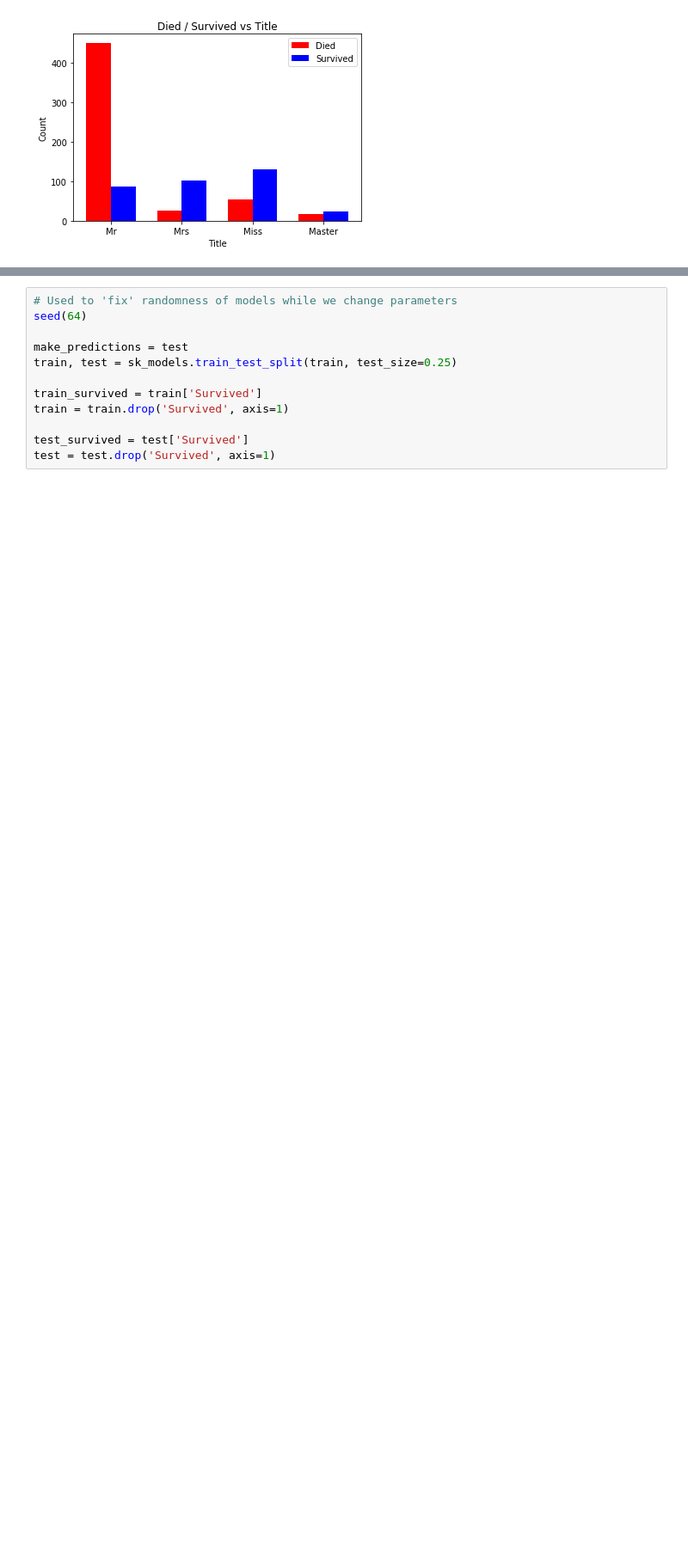
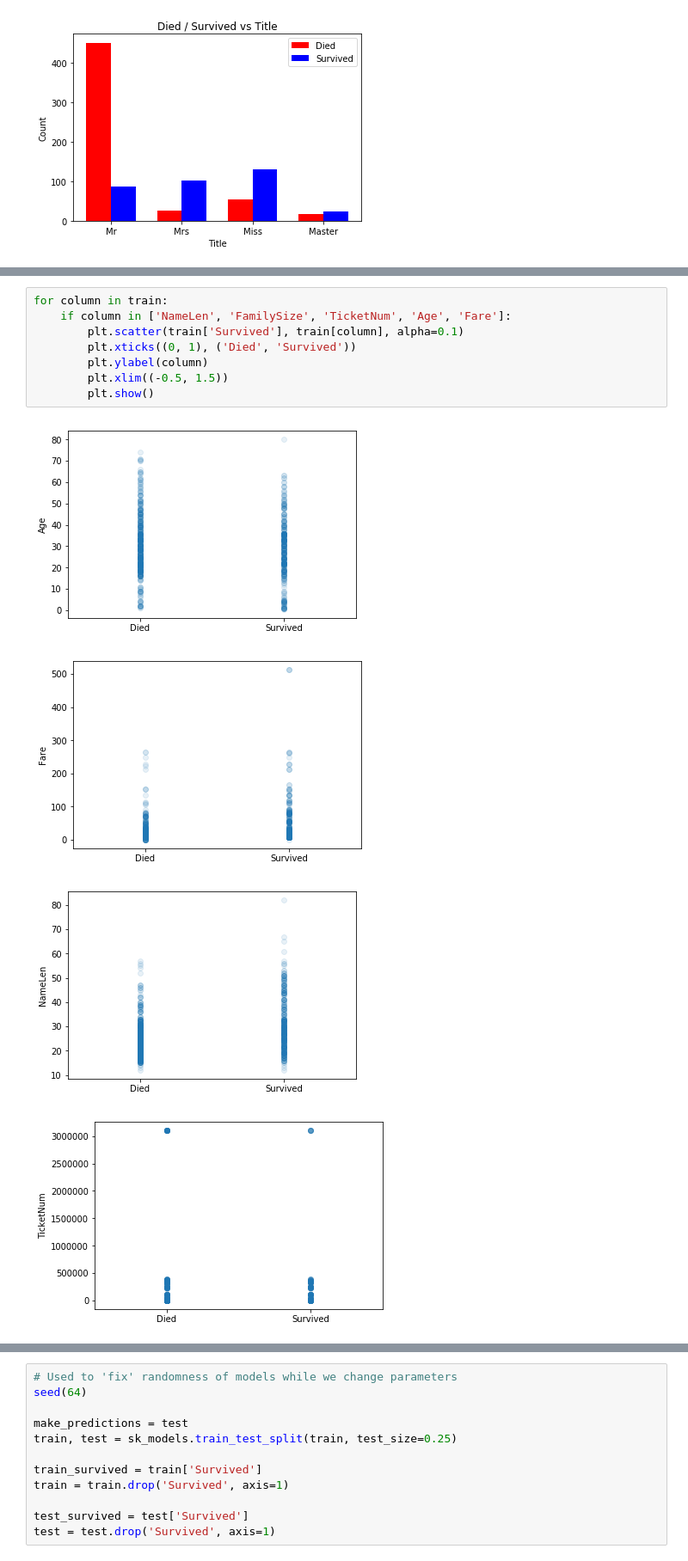
Before and after one commit to zjijz/cse627-kaggle-titanic, a Jupyter notebook: Project_1.ipynb, the cells around one changed output, grey strips where cells are left out. Shown at 86% size. Saved outputs shown, nothing was run; the diff lists cells and outputs as text; blank space fills up the shorter version.

```diff
--- a/Project_1.ipynb
+++ b/Project_1.ipynb
@@ -604,0 +622,13 @@ From these graphs, we can see that all of our categorical features have some sig
+# %%
+for column in train:
+    if column in ['NameLen', 'FamilySize', 'TicketNum', 'Age', 'Fare']:
+        plt.scatter(train['Survived'], train[column], alpha=0.1)
+        plt.xticks((0, 1), ('Died', 'Survived'))
+        plt.ylabel(column)
+        plt.xlim((-0.5, 1.5))
+        plt.show()
+# %% [output]
+[figure, added]
+[figure, added]
+[figure, added]
+[figure, added]
```
Also changed, not shown: parts of 31 cells of this notebook, 9 other files.
